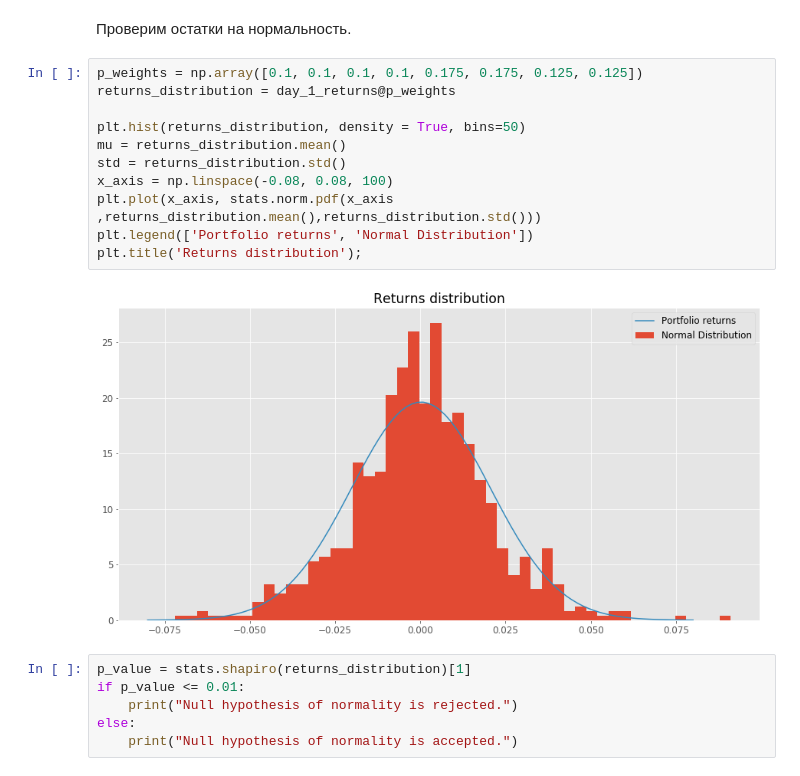
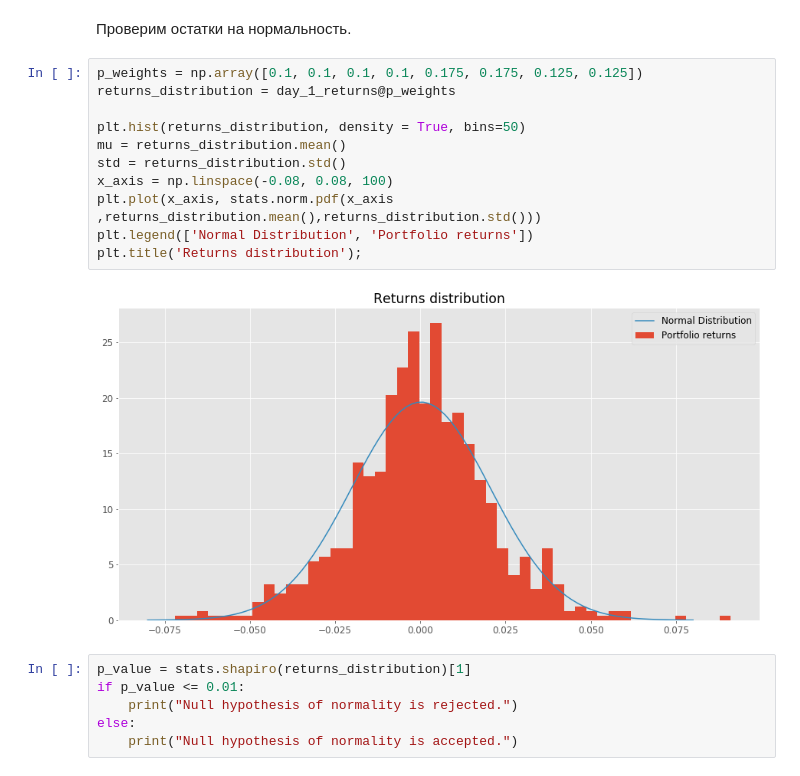
Before and after one commit to andrey-lukyanov/Risk-Management, a Jupyter notebook: RM_final.ipynb, the cells around one changed output. Drawn from its saved outputs; the diff is of its cells as text.

```diff
--- a/RM_final.ipynb
+++ b/RM_final.ipynb
@@ -131,16 +145,16 @@ describe(vanila_rates)
 # %%
 p_weights = np.array([0.1, 0.1, 0.1, 0.1, 0.175, 0.175, 0.125, 0.125])
 returns_distribution = day_1_returns@p_weights
 
 plt.hist(returns_distribution, density = True, bins=50)
 mu = returns_distribution.mean()
 std = returns_distribution.std()
 x_axis = np.linspace(-0.08, 0.08, 100)
 plt.plot(x_axis, stats.norm.pdf(x_axis ,returns_distribution.mean(),returns_distribution.std()))
-plt.legend(['Portfolio returns', 'Normal Distribution'])
+plt.legend(['Normal Distribution', 'Portfolio returns'])
 plt.title('Returns distribution');
 # %% [output]
-[figure, old version]
+[figure, new version]
 # %%
 p_value = stats.shapiro(returns_distribution)[1]
 if p_value <= 0.01:
```
Also changed, not shown: parts of 20 cells of this notebook.
